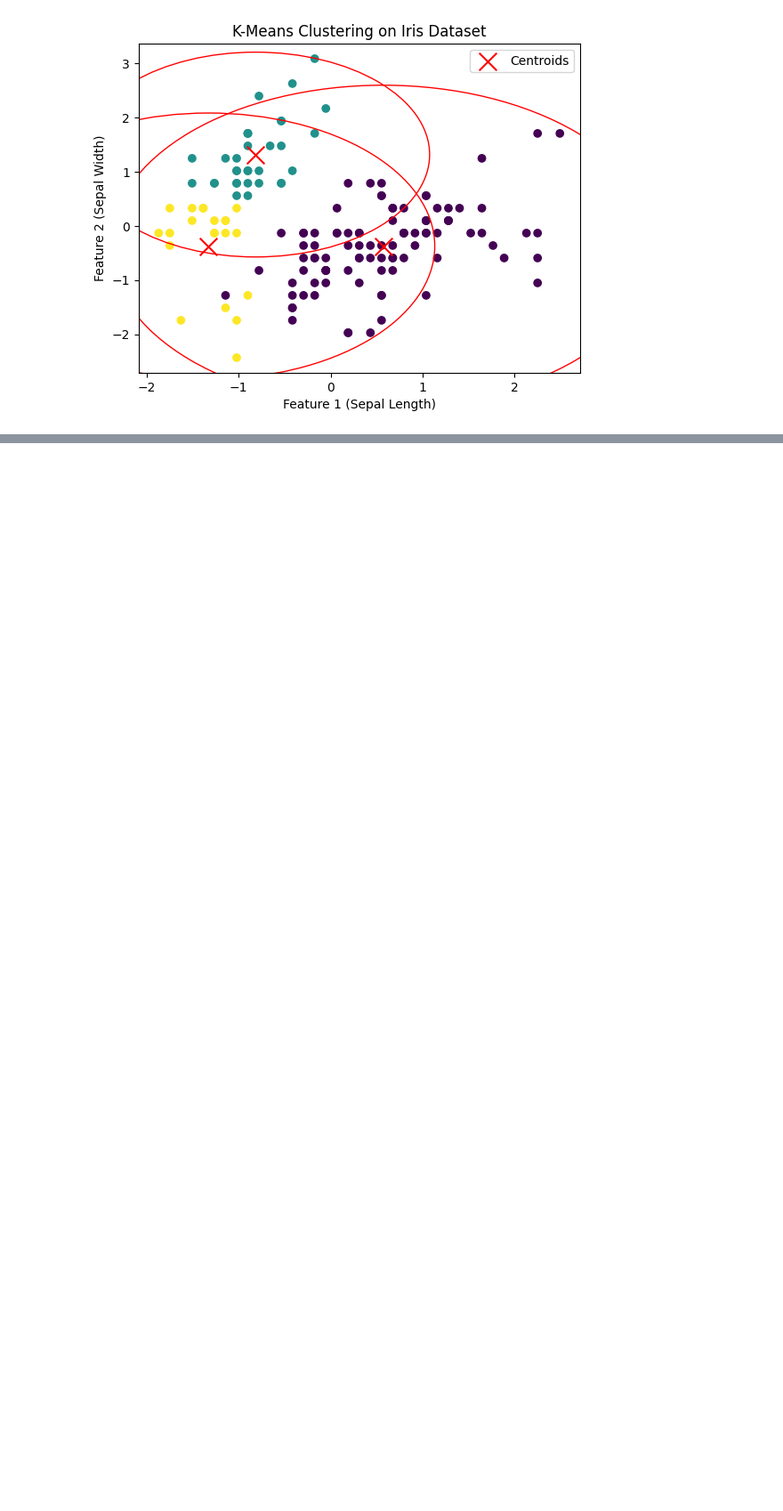
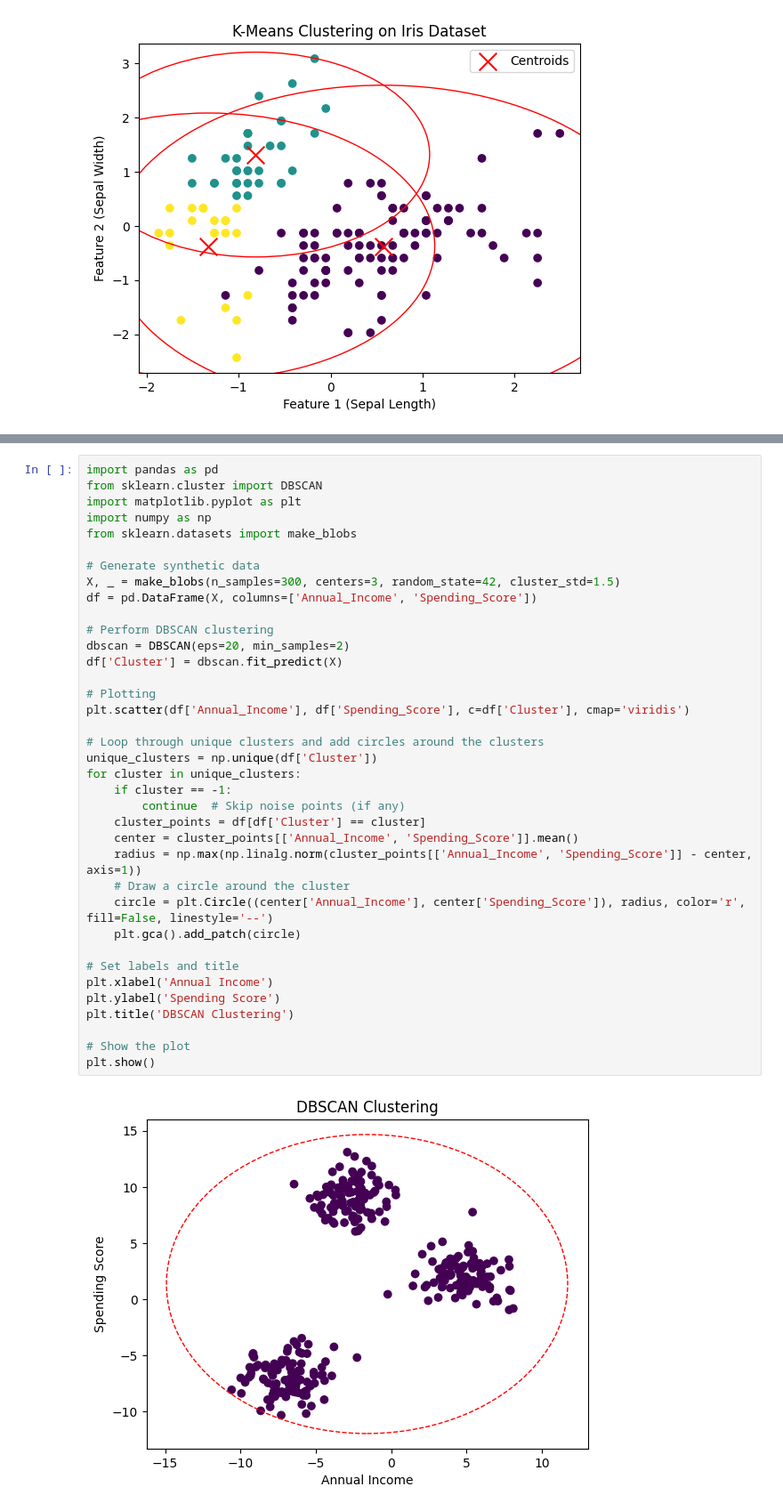
Before and after one commit to risav-pyakurel/Python, a Jupyter notebook: DataWareHouse.ipynb, the cells around one changed output, grey strips where cells are left out. Shown: that part at 89% size. Drawn from its saved outputs; the diff is of its cells as text; blank space fills up the shorter version.

```diff
--- a/DataWareHouse.ipynb
+++ b/DataWareHouse.ipynb
@@ -719,0 +942,39 @@ plt.show()
+# %%
+import pandas as pd
+from sklearn.cluster import DBSCAN
+import matplotlib.pyplot as plt
+import numpy as np
+from sklearn.datasets import make_blobs
+
+# Generate synthetic data
+X, _ = make_blobs(n_samples=300, centers=3, random_state=42, cluster_std=1.5)
+df = pd.DataFrame(X, columns=['Annual_Income', 'Spending_Score'])
+
+# Perform DBSCAN clustering
+dbscan = DBSCAN(eps=20, min_samples=2)
+df['Cluster'] = dbscan.fit_predict(X)
+
+# Plotting
+plt.scatter(df['Annual_Income'], df['Spending_Score'], c=df['Cluster'], cmap='viridis')
+
+# Loop through unique clusters and add circles around the clusters
+unique_clusters = np.unique(df['Cluster'])
+for cluster in unique_clusters:
+    if cluster == -1:
+        continue  # Skip noise points (if any)
+    cluster_points = df[df['Cluster'] == cluster]
+    center = cluster_points[['Annual_Income', 'Spending_Score']].mean()
+    radius = np.max(np.linalg.norm(cluster_points[['Annual_Income', 'Spending_Score']] - center, axis=1))
+    # Draw a circle around the cluster
+    circle = plt.Circle((center['Annual_Income'], center['Spending_Score']), radius, color='r', fill=False, linestyle='--')
+    plt.gca().add_patch(circle)
+
+# Set labels and title
+plt.xlabel('Annual Income')
+plt.ylabel('Spending Score')
+plt.title('DBSCAN Clustering')
+
+# Show the plot
+plt.show()
+# %% [output]
+[figure, added]
```
Also changed, not shown: parts of 6 cells of this notebook.
